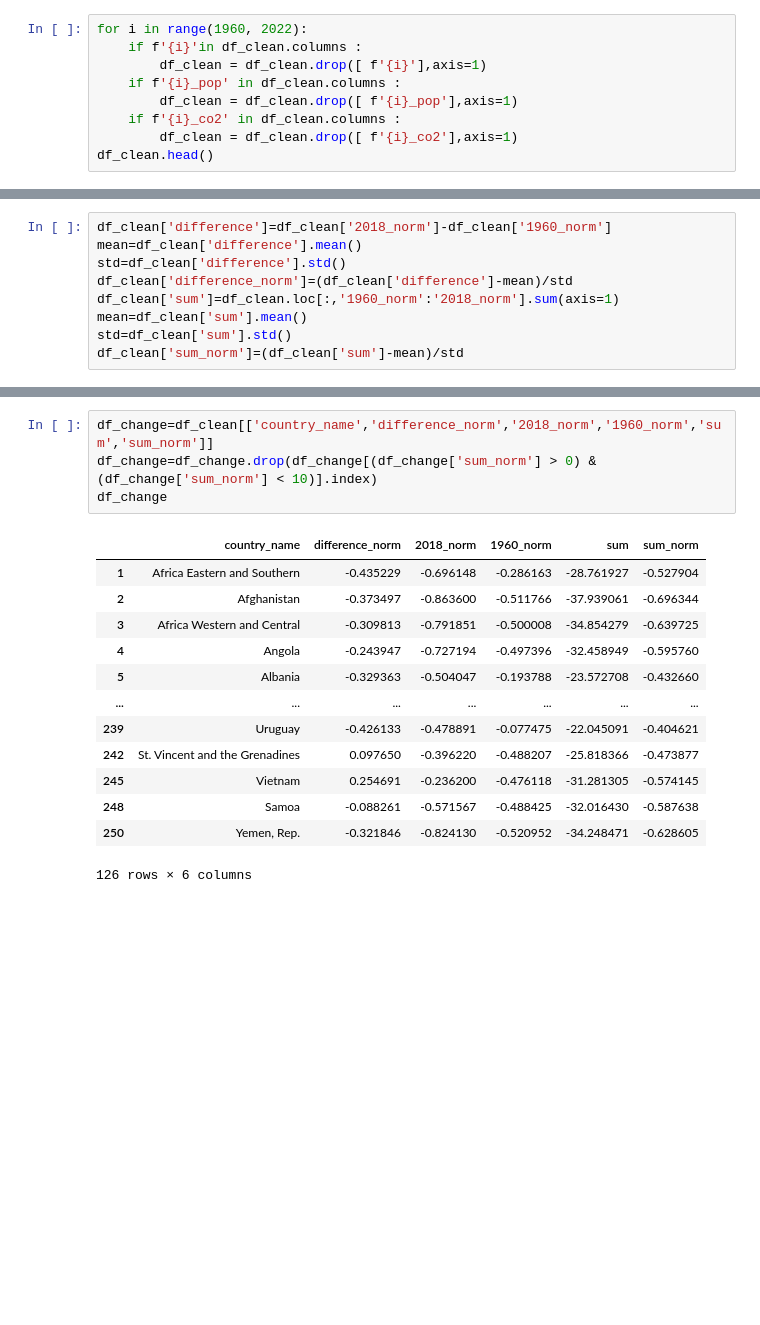
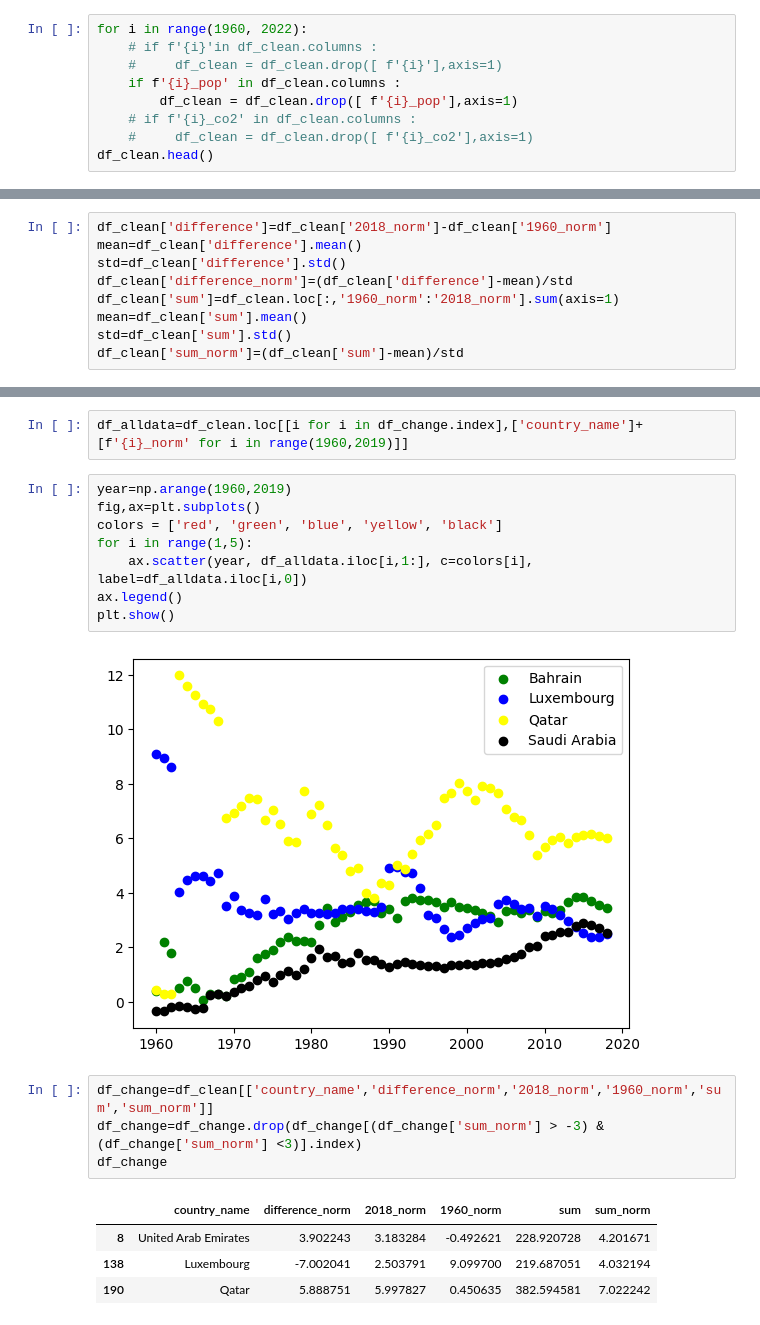
Before and after one commit to sgr45/co2emission, a Jupyter notebook: dataset.ipynb, the cells around one changed output, grey strips where cells are left out. Saved outputs shown, nothing was run; the diff lists cells and outputs as text; blank space fills up the shorter version.

```diff
--- a/dataset.ipynb
+++ b/dataset.ipynb
@@ -94,11 +82,11 @@ df_clean.head()
 5 rows × 242 columns
 # %%
 for i in range(1960, 2022):
-    if f'{i}'in df_clean.columns :
-        df_clean = df_clean.drop([ f'{i}'],axis=1)
+    # if f'{i}'in df_clean.columns :
+    #     df_clean = df_clean.drop([ f'{i}'],axis=1)
     if f'{i}_pop' in df_clean.columns :
         df_clean = df_clean.drop([ f'{i}_pop'],axis=1)
-    if f'{i}_co2' in df_clean.columns :
-        df_clean = df_clean.drop([ f'{i}_co2'],axis=1)
+    # if f'{i}_co2' in df_clean.columns :
+    #     df_clean = df_clean.drop([ f'{i}_co2'],axis=1)
 df_clean.head()
 # %% [output]
@@ -136,18 +116,21 @@ df_change
+# %%
+df_alldata=df_clean.loc[[i for i in df_change.index],['country_name']+[f'{i}_norm' for i in range(1960,2019)]]
+# %%
+year=np.arange(1960,2019)
+fig,ax=plt.subplots()
+colors = ['red', 'green', 'blue', 'yellow', 'black']
+for i in range(1,5):
+    ax.scatter(year, df_alldata.iloc[i,1:], c=colors[i], label=df_alldata.iloc[i,0])
+ax.legend()
+plt.show()
+# %% [output]
+[figure, added]
 # %%
 df_change=df_clean[['country_name','difference_norm','2018_norm','1960_norm','sum','sum_norm']]
-df_change=df_change.drop(df_change[(df_change['sum_norm'] > 0) & (df_change['sum_norm'] < 10)].index)
+df_change=df_change.drop(df_change[(df_change['sum_norm'] > -3) & (df_change['sum_norm'] <3)].index)
 df_change
 # %% [output]
 |  | country_name | difference_norm | 2018_norm | 1960_norm | sum | sum_norm |
-| 1 | Africa Eastern and Southern | -0.435229 | -0.696148 | -0.286163 | -28.761927 | -0.527904 |
-| 2 | Afghanistan | -0.373497 | -0.863600 | -0.511766 | -37.939061 | -0.696344 |
-| 3 | Africa Western and Central | -0.309813 | -0.791851 | -0.500008 | -34.854279 | -0.639725 |
-| 4 | Angola | -0.243947 | -0.727194 | -0.497396 | -32.458949 | -0.595760 |
-| 5 | Albania | -0.329363 | -0.504047 | -0.193788 | -23.572708 | -0.432660 |
-| ... | ... | ... | ... | ... | ... | ... |
-| 239 | Uruguay | -0.426133 | -0.478891 | -0.077475 | -22.045091 | -0.404621 |
-| 242 | St. Vincent and the Grenadines | 0.097650 | -0.396220 | -0.488207 | -25.818366 | -0.473877 |
-| 245 | Vietnam | 0.254691 | -0.236200 | -0.476118 | -31.281305 | -0.574145 |
-| 248 | Samoa | -0.088261 | -0.571567 | -0.488425 | -32.016430 | -0.587638 |
-| 250 | Yemen, Rep. | -0.321846 | -0.824130 | -0.520952 | -34.248471 | -0.628605 |
+| 8 | United Arab Emirates | 3.902243 | 3.183284 | -0.492621 | 228.920728 | 4.201671 |
+| 138 | Luxembourg | -7.002041 | 2.503791 | 9.099700 | 219.687051 | 4.032194 |
+| 190 | Qatar | 5.888751 | 5.997827 | 0.450635 | 382.594581 | 7.022242 |
-126 rows × 6 columns
```
Also changed, not shown: parts of 6 cells of this notebook.
